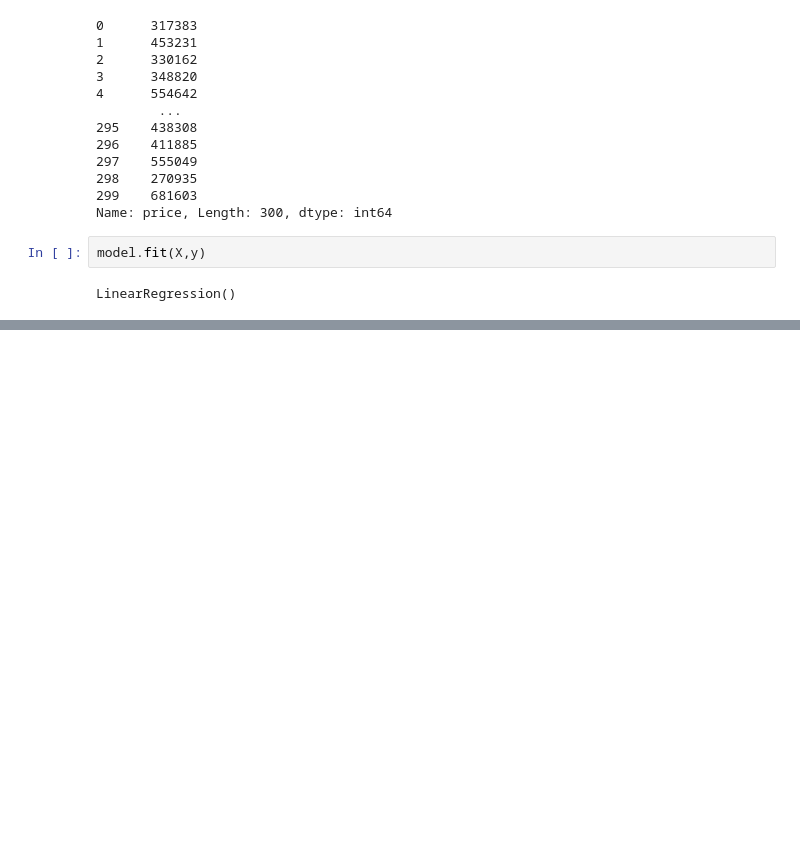
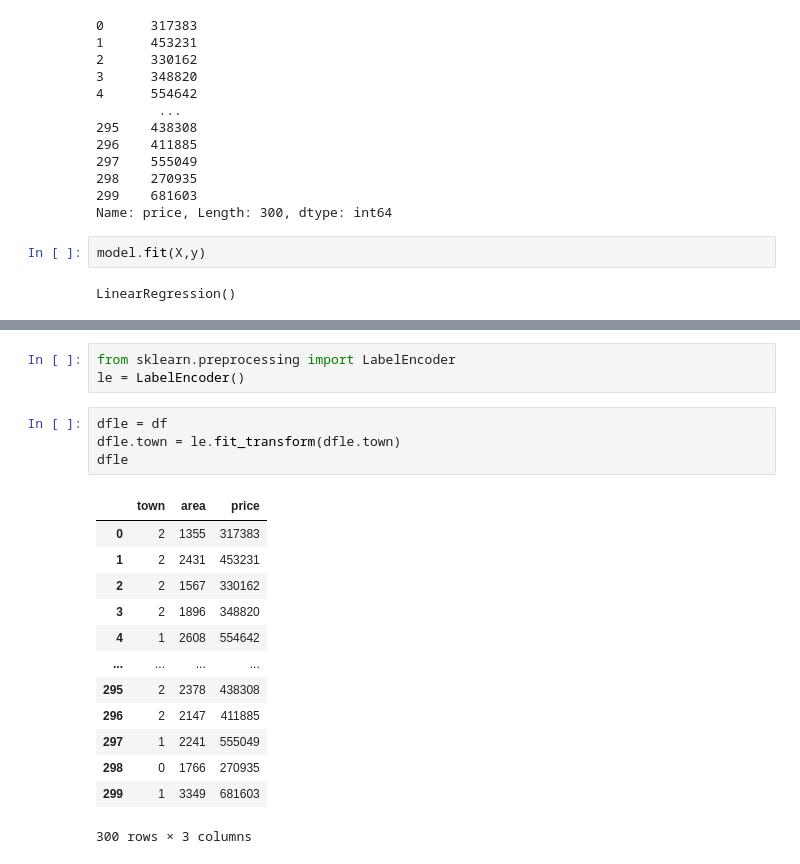
Before and after one commit to boogey004/ML-timeline-with-various-models, a Jupyter notebook: Categoricall-dummy-variables-one-hot-encoder/categorical.ipynb, the cells around one changed output, grey strips where cells are left out. Saved outputs shown, nothing was run; the diff lists cells and outputs as text; blank space fills up the shorter version.

```diff
--- a/Categoricall-dummy-variables-one-hot-encoder/categorical.ipynb
+++ b/Categoricall-dummy-variables-one-hot-encoder/categorical.ipynb
@@ -120,0 +142,21 @@ Reshape your data either using array.reshape(-1, 1) if your data has a single fe
+# %%
+from sklearn.preprocessing import LabelEncoder
+le = LabelEncoder()
+# %%
+dfle = df
+dfle.town = le.fit_transform(dfle.town)
+dfle
+# %% [output]
+|  | town | area | price |
+| 0 | 2 | 1355 | 317383 |
+| 1 | 2 | 2431 | 453231 |
+| 2 | 2 | 1567 | 330162 |
+| 3 | 2 | 1896 | 348820 |
+| 4 | 1 | 2608 | 554642 |
+| ... | ... | ... | ... |
+| 295 | 2 | 2378 | 438308 |
+| 296 | 2 | 2147 | 411885 |
+| 297 | 1 | 2241 | 555049 |
+| 298 | 0 | 1766 | 270935 |
+| 299 | 1 | 3349 | 681603 |
+300 rows × 3 columns
```
Also changed, not shown: parts of 10 cells of this notebook.
